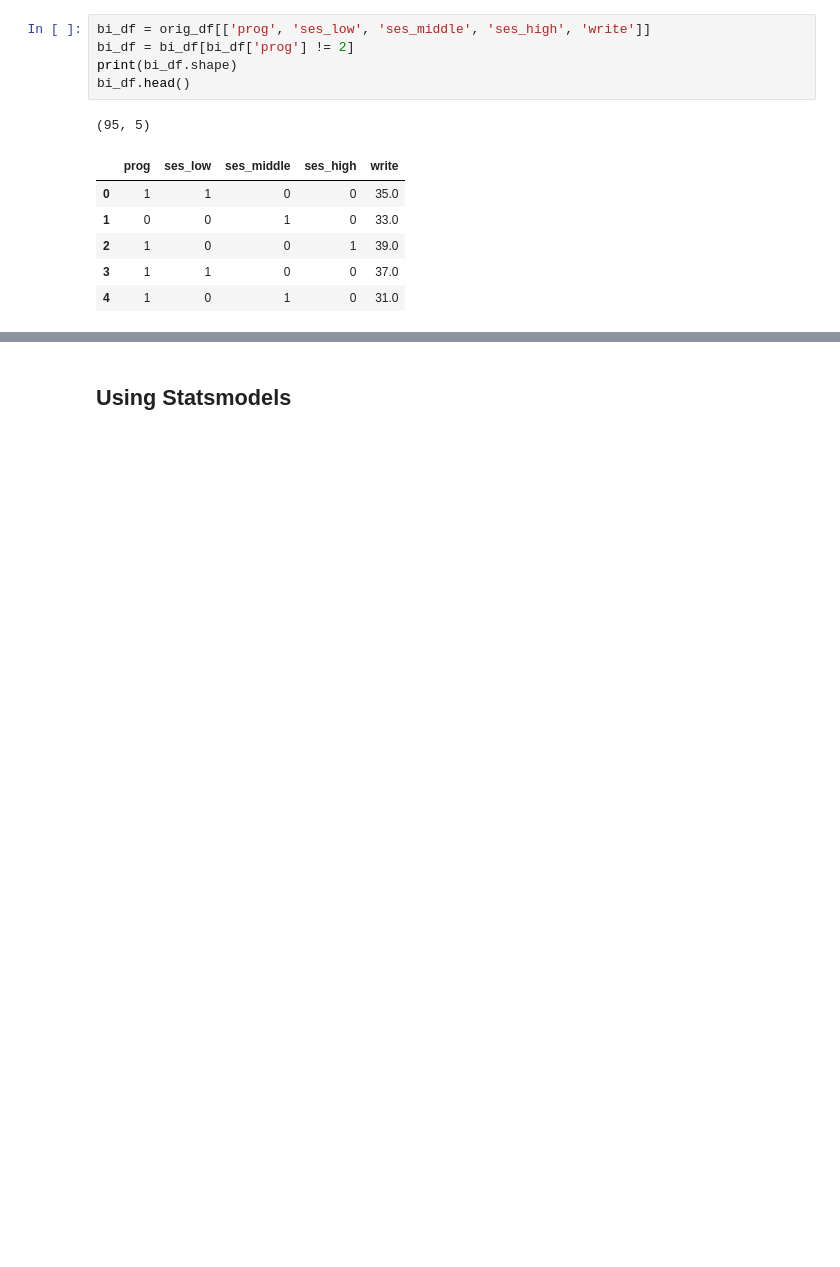
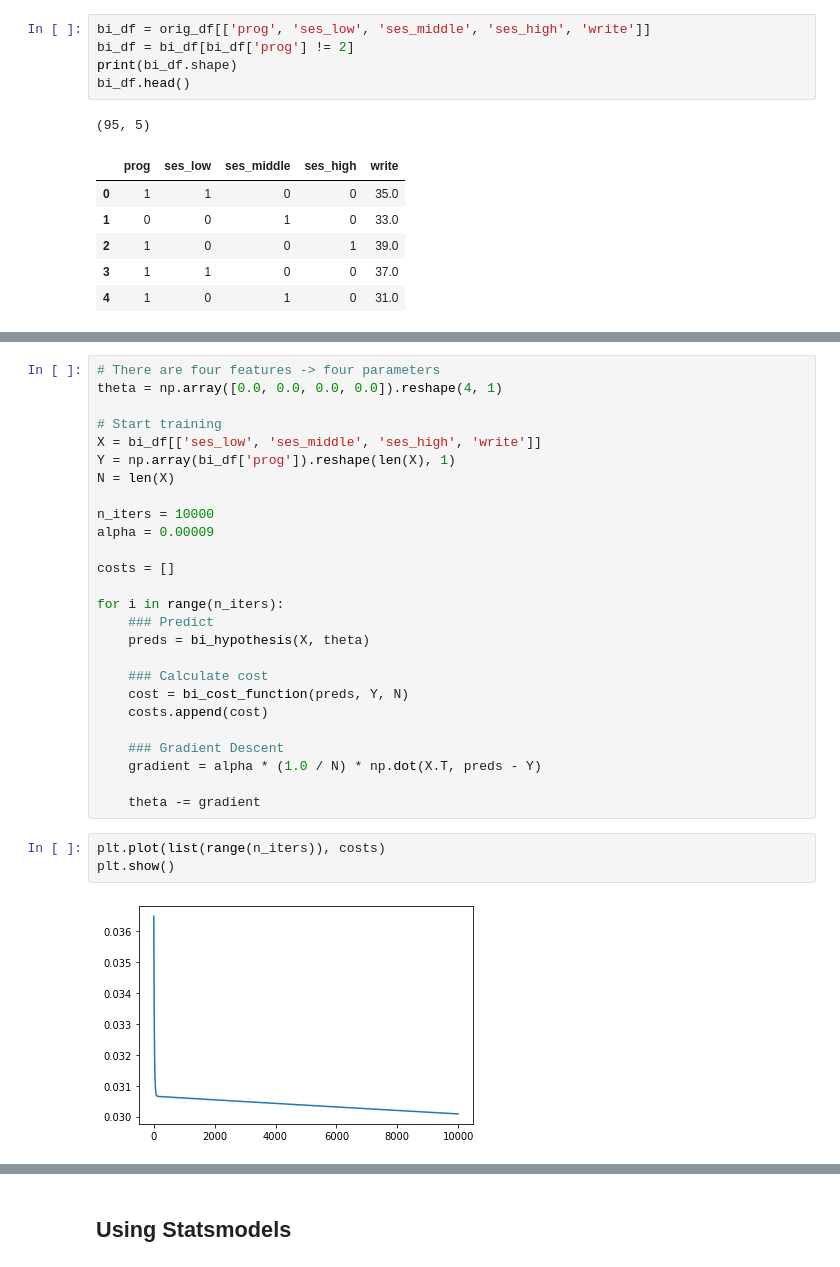
Before and after one commit to philliplagoc/Machine-Learning-Models-Blogs, a Jupyter notebook: Logistic Regression/Logistic Regression Blog.ipynb, the cells around one changed output, grey strips where cells are left out. Drawn from its saved outputs; the diff is of its cells as text; blank space fills up the shorter version.

```diff
--- a/Logistic Regression/Logistic Regression Blog.ipynb
+++ b/Logistic Regression/Logistic Regression Blog.ipynb
@@ -72,0 +105,31 @@ $$\theta_j = \theta_j - \alpha\frac{\partial{J(\theta)}}{\partial\theta}$$
+# %%
+# There are four features -> four parameters
+theta = np.array([0.0, 0.0, 0.0, 0.0]).reshape(4, 1)
+
+# Start training
+X = bi_df[['ses_low', 'ses_middle', 'ses_high', 'write']]
+Y = np.array(bi_df['prog']).reshape(len(X), 1)
+N = len(X)
+
+n_iters = 10000
+alpha = 0.00009
+
+costs = []
+
+for i in range(n_iters):
+    ### Predict
+    preds = bi_hypothesis(X, theta)
+
+    ### Calculate cost
+    cost = bi_cost_function(preds, Y, N)
+    costs.append(cost)
+
+    ### Gradient Descent
+    gradient = alpha * (1.0 / N) * np.dot(X.T, preds - Y)
+
+    theta -= gradient
+# %%
+plt.plot(list(range(n_iters)), costs)
+plt.show()
+# %% [output]
+[figure, added]
```
Also changed, not shown: parts of 27 cells of this notebook.
